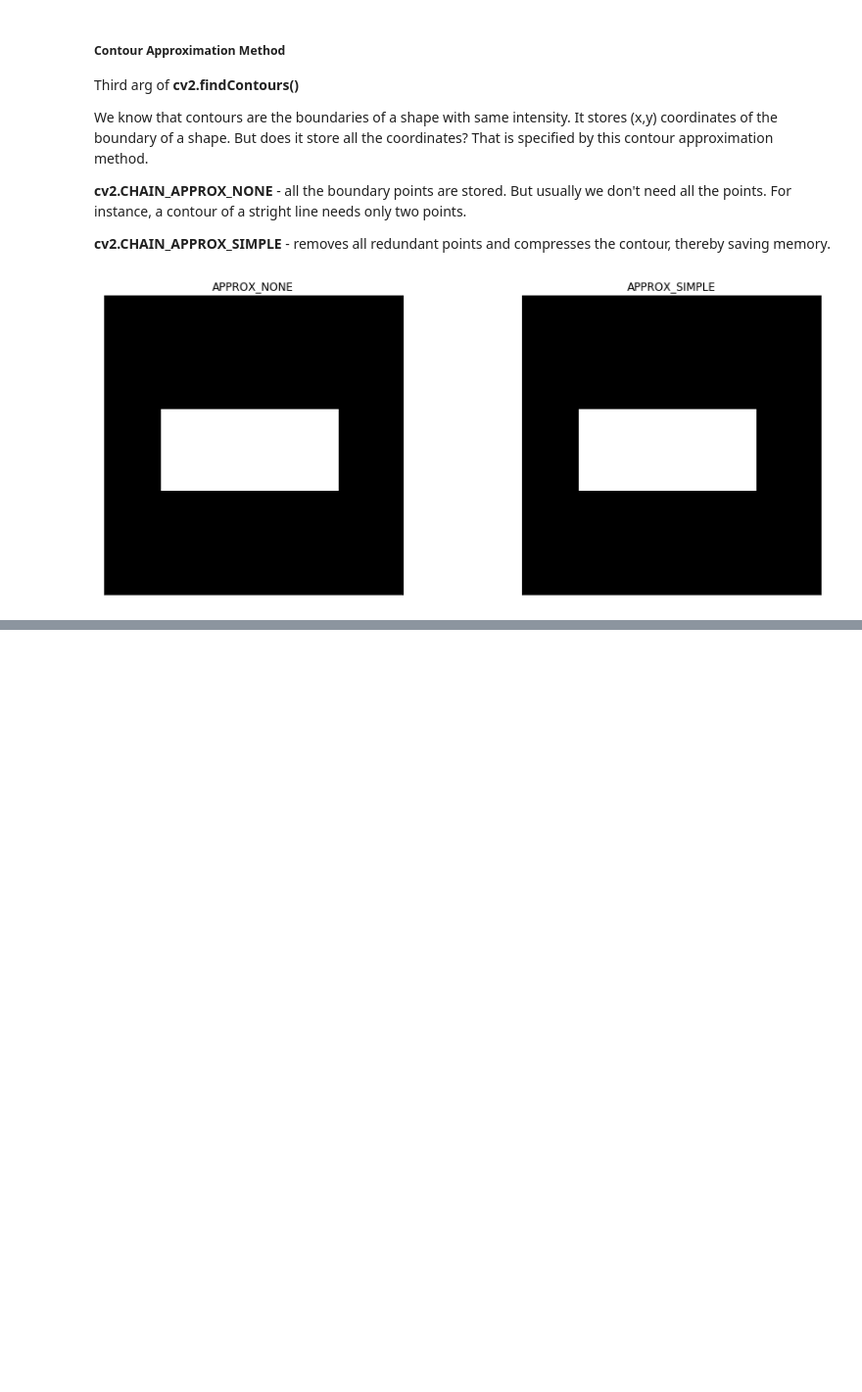
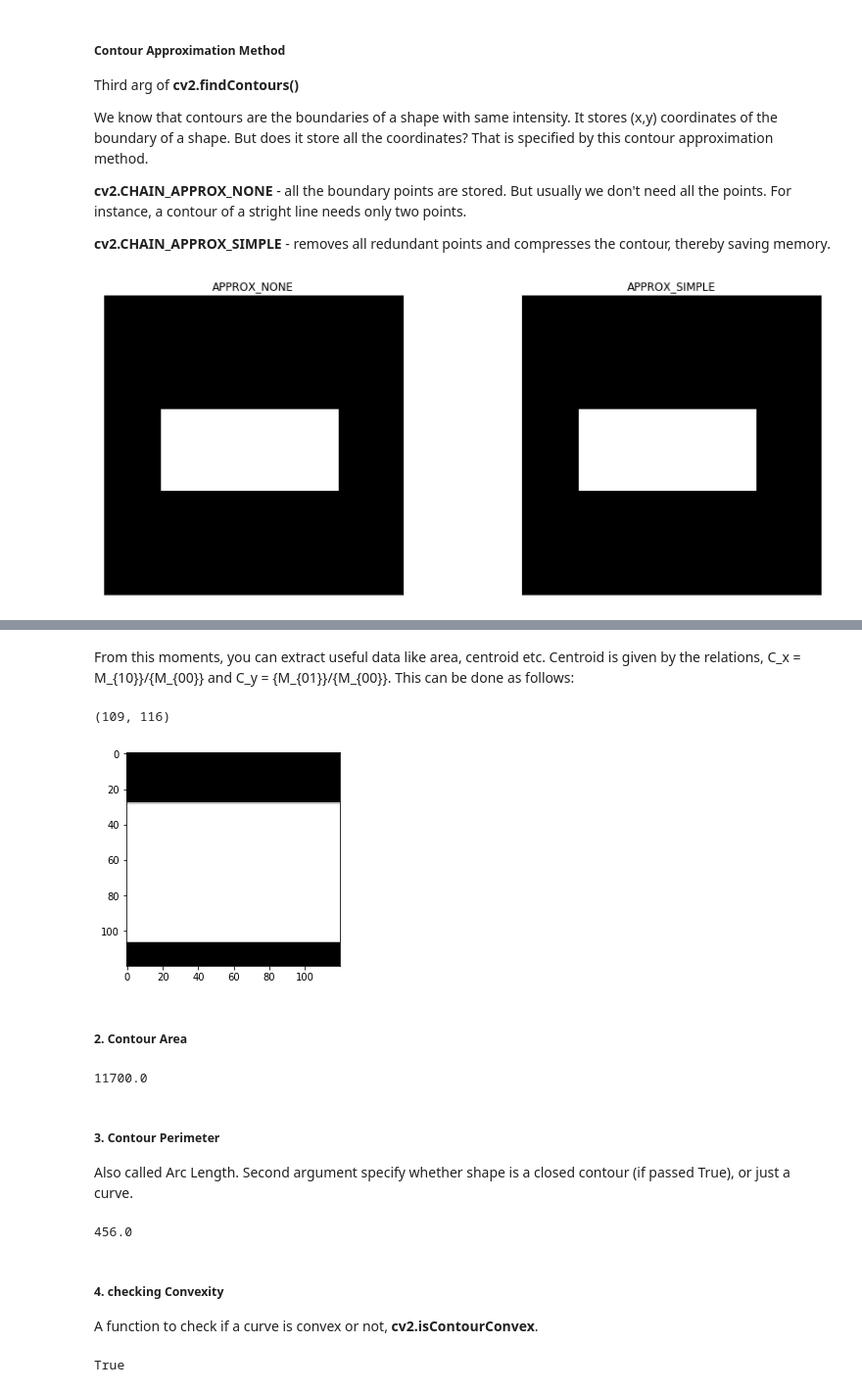
Before and after one commit to IamMohitM/OpenCV-Learning, a Jupyter notebook: Contours.ipynb, the cells around one changed output, grey strips where cells are left out. Shown: that part at 98% size. Drawn from its saved outputs; the diff is of its cells as text; code cells hidden in the pictures; blank space fills up the shorter version.

Commit message:
Contours finished

```diff
--- a/Contours.ipynb
+++ b/Contours.ipynb
@@ -87,0 +114,4 @@ plot_subplot(img_c1, img_c2, 'APPROX_NONE', 'APPROX_SIMPLE')
+# %%
+cnt = contours_simple[0]
+M = cv2.moments(cnt)
+M
@@ -87,0 +136,37 @@ plot_subplot(img_c1, img_c2, 'APPROX_NONE', 'APPROX_SIMPLE')
+# %% [markdown]
+From this moments, you can extract useful data like area, centroid etc. Centroid is given by the relations, C_x = M_{10}}/{M_{00}} and C_y = {M_{01}}/{M_{00}}. This can be done as follows:
+# %%
+cx = int(M['m10']/M['m00'])
+cy = int(M['m01']/M['m00'])
+# %%
+cx, cy
+# %% [output]
+(109, 116)
+# %%
+plt.imshow(img[cx-60:cx+60, cy-60:cy+60], 'gray');
+# %% [output]
+[figure, added]
+# %% [markdown]
+##### 2. Contour Area
+# %%
+area = cv2.contourArea(cnt) #or M['moo']
+area
+# %% [output]
+11700.0
+# %% [markdown]
+##### 3. Contour Perimeter
+
+Also called Arc Length. Second argument specify whether shape is a closed contour (if passed True), or just a curve.
+# %%
+per = cv2.arcLength(cnt, True)
+per
+# %% [output]
+456.0
+# %% [markdown]
+##### 4. checking Convexity
+
+A function to check if a curve is convex or not, **cv2.isContourConvex**.
+# %%
+cv2.isContourConvex(cnt)
+# %% [output]
+True
```
Also changed, not shown: parts of 28 cells of this notebook.
